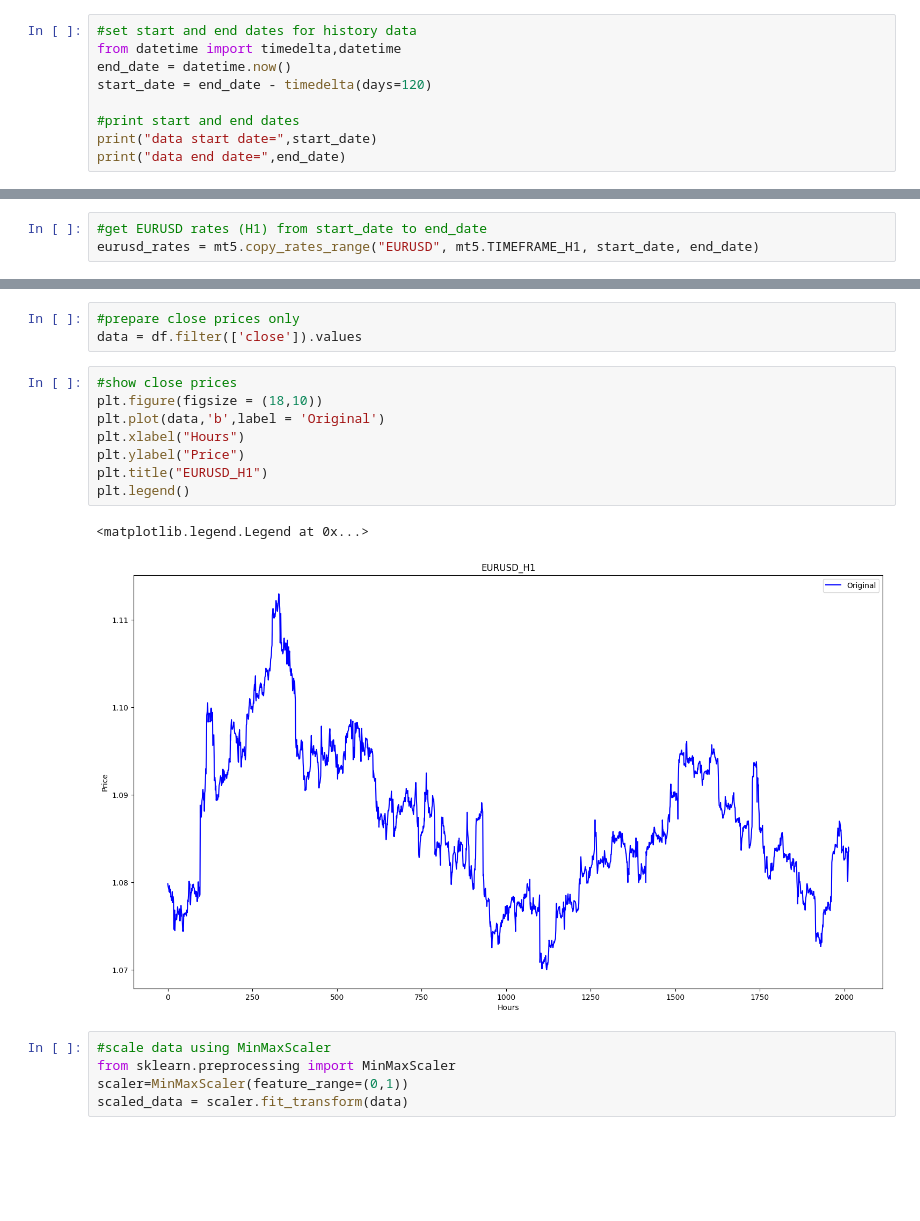
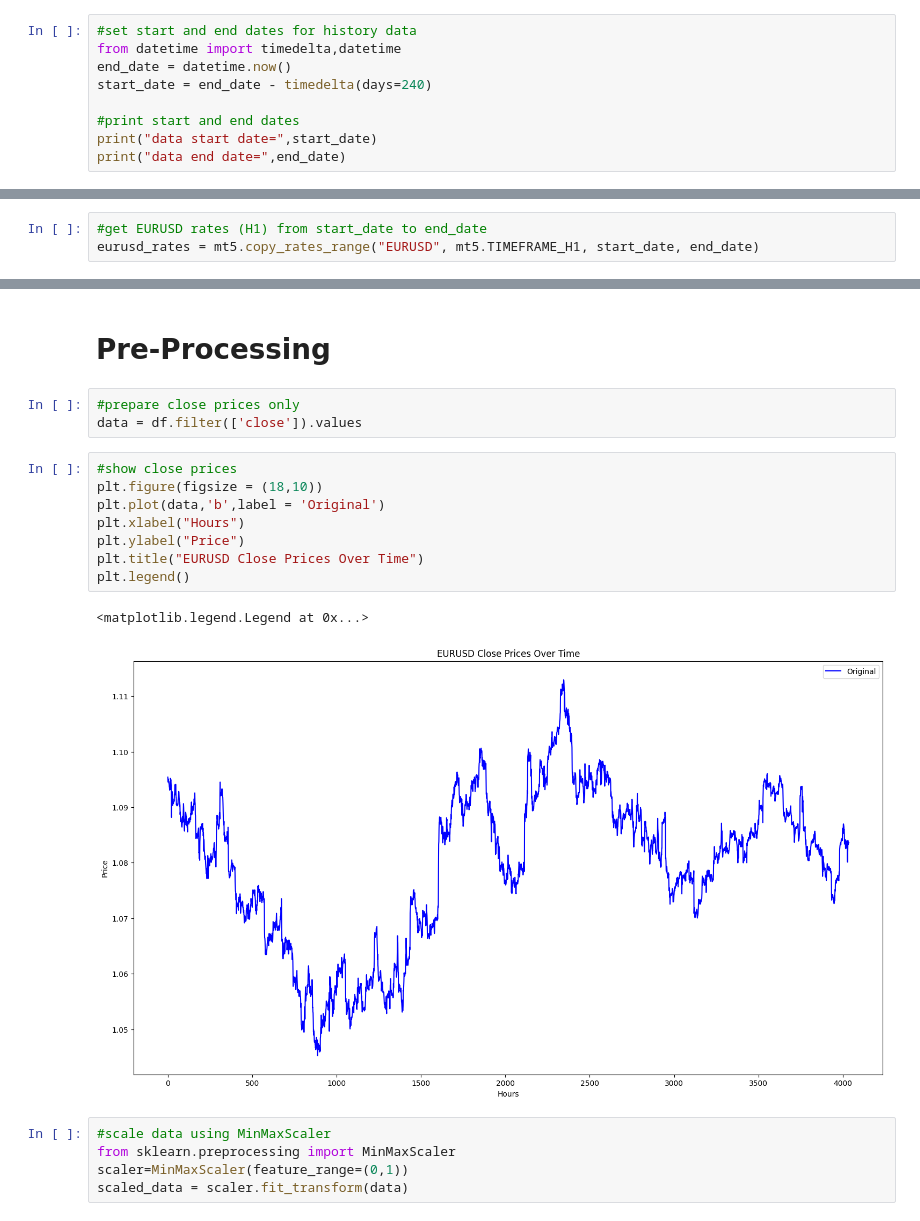
Before and after one commit to AlexBerryhill/Algotrader-AI, a Jupyter notebook: RNN_alcoModel.ipynb, the cells around one changed output, grey strips where cells are left out. Saved outputs shown, nothing was run; the diff lists cells and outputs as text; blank space fills up the shorter version.

```diff
--- a/RNN_alcoModel.ipynb
+++ b/RNN_alcoModel.ipynb
@@ -47,7 +49,7 @@ data path to save onnx model C:\Users\amsb9\AppData\Roaming\Python\Python311\sit
 #set start and end dates for history data
 from datetime import timedelta,datetime
 end_date = datetime.now()
-start_date = end_date - timedelta(days=120)
+start_date = end_date - timedelta(days=240)
 
 #print start and end dates
 print("data start date=",start_date)
@@ -80,17 +82,19 @@ print(df['datetime'][len(df)-1])
+# %% [markdown]
+# Pre-Processing
 # %%
 #prepare close prices only
 data = df.filter(['close']).values
 # %%
 #show close prices
 plt.figure(figsize = (18,10))
 plt.plot(data,'b',label = 'Original')
 plt.xlabel("Hours")
 plt.ylabel("Price")
-plt.title("EURUSD_H1")
+plt.title("EURUSD Close Prices Over Time")
 plt.legend()
 # %% [output]
 <matplotlib.legend.Legend at 0x...>
-[figure, old version]
+[figure, new version]
 # %%
 #scale data using MinMaxScaler
 from sklearn.preprocessing import MinMaxScaler
```
Also changed, not shown: parts of 19 cells of this notebook.
